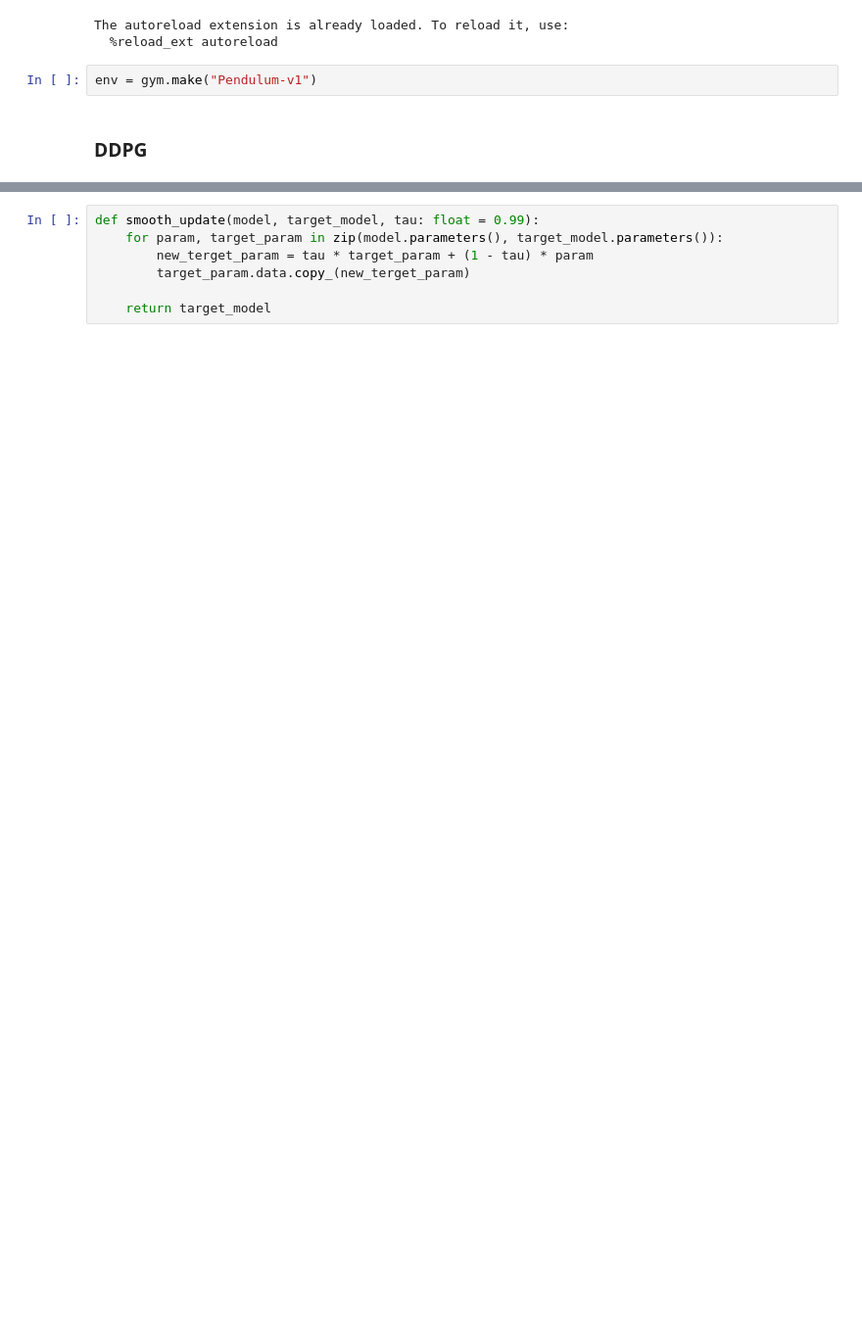
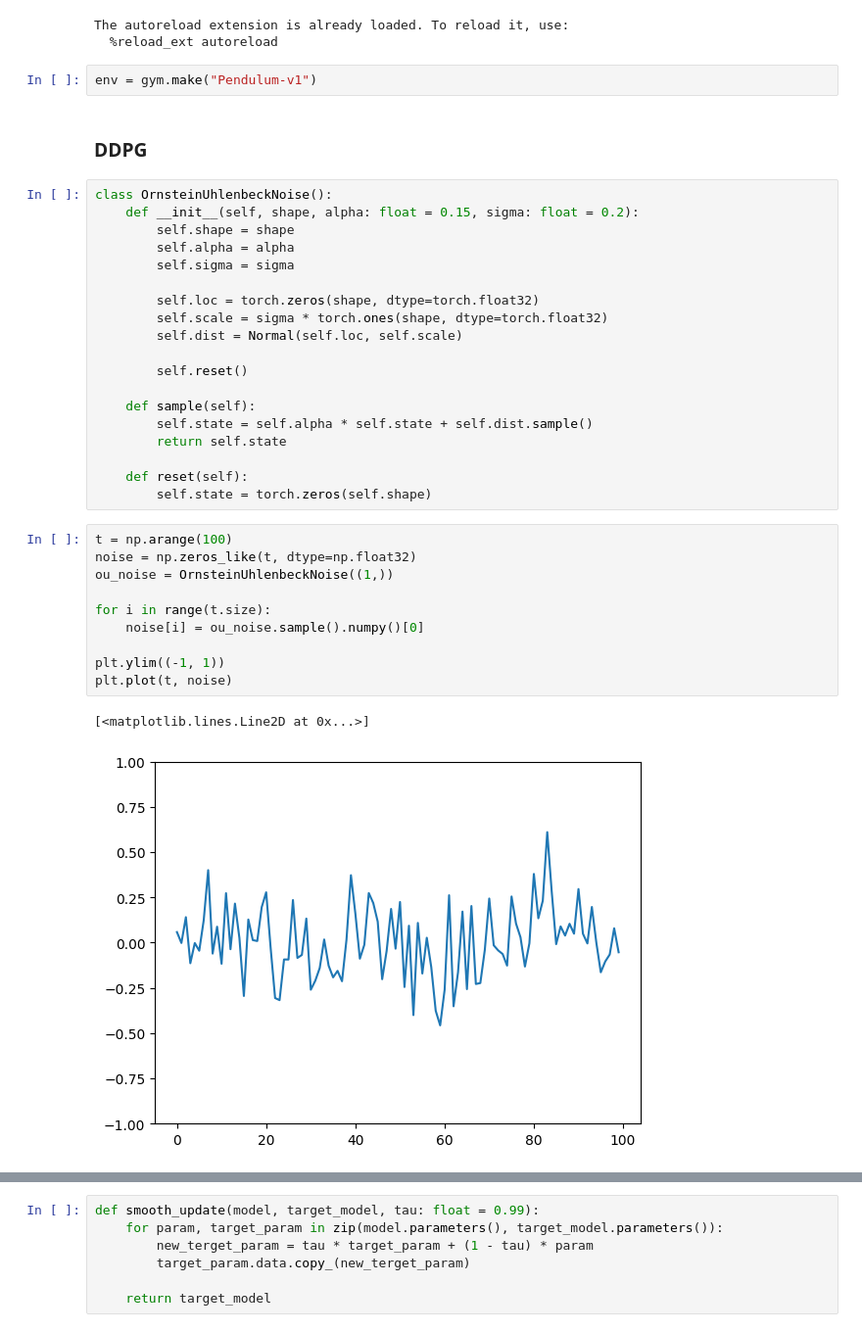
Before and after one commit to iameteron/rlib, a Jupyter notebook: examples/off-policy_pg_family.ipynb, the cells around one changed output, grey strips where cells are left out. Shown at 98% size. Drawn from its saved outputs; the diff is of its cells as text; blank space fills up the shorter version.

```diff
--- a/examples/off-policy_pg_family.ipynb
+++ b/examples/off-policy_pg_family.ipynb
@@ -25,5 +25,37 @@ The autoreload extension is already loaded. To reload it, use:
 env = gym.make("Pendulum-v1")
 # %% [markdown]
 ### DDPG
+# %%
+class OrnsteinUhlenbeckNoise():
+    def __init__(self, shape, alpha: float = 0.15, sigma: float = 0.2):
+        self.shape = shape
+        self.alpha = alpha
+        self.sigma = sigma
+
+        self.loc = torch.zeros(shape, dtype=torch.float32)
+        self.scale = sigma * torch.ones(shape, dtype=torch.float32)
+        self.dist = Normal(self.loc, self.scale)
+
+        self.reset()
+
+    def sample(self):
+        self.state = self.alpha * self.state + self.dist.sample()
+        return self.state
+
+    def reset(self):
+        self.state = torch.zeros(self.shape)
+# %%
+t = np.arange(100)
+noise = np.zeros_like(t, dtype=np.float32)
+ou_noise = OrnsteinUhlenbeckNoise((1,))
+
+for i in range(t.size):
+    noise[i] = ou_noise.sample().numpy()[0]
+
+plt.ylim((-1, 1))
+plt.plot(t, noise)
+# %% [output]
+[<matplotlib.lines.Line2D at 0x...>]
+[figure, added]
 # %%
 class DeterministicMlpPolicy(nn.Module):
```
Also changed, not shown: parts of 17 cells of this notebook, 1 other file.
